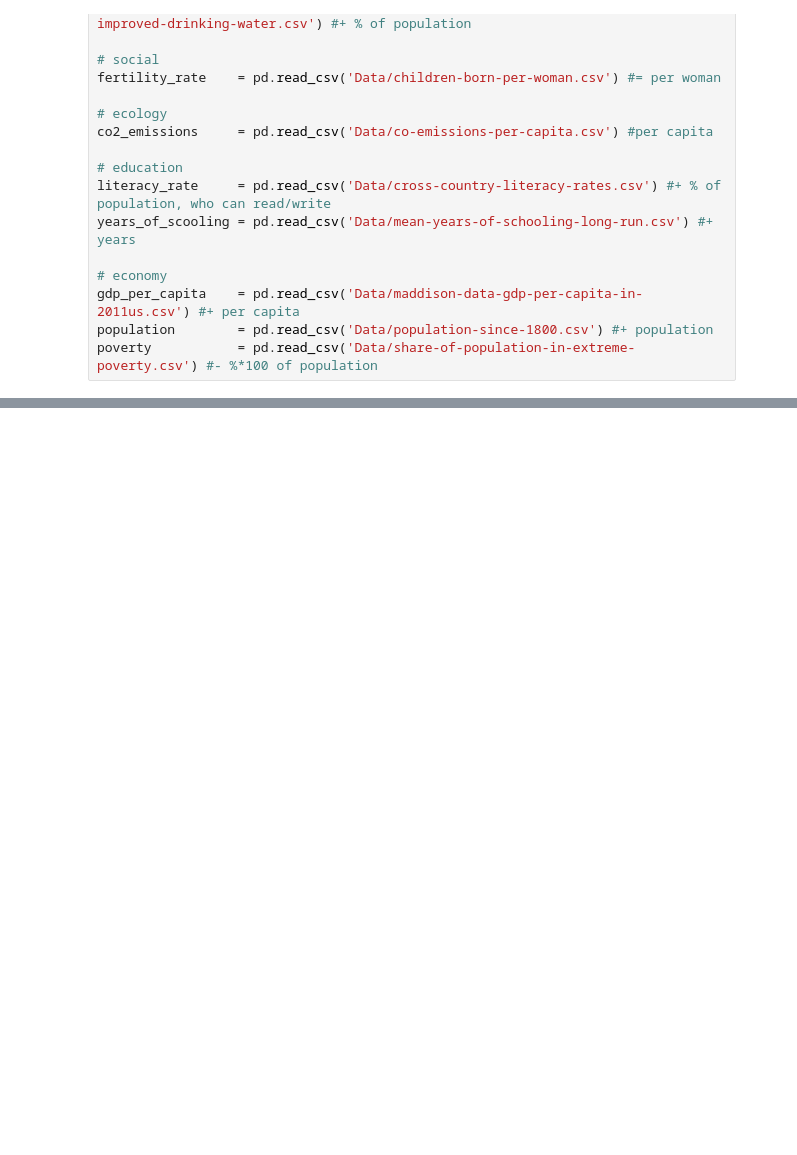
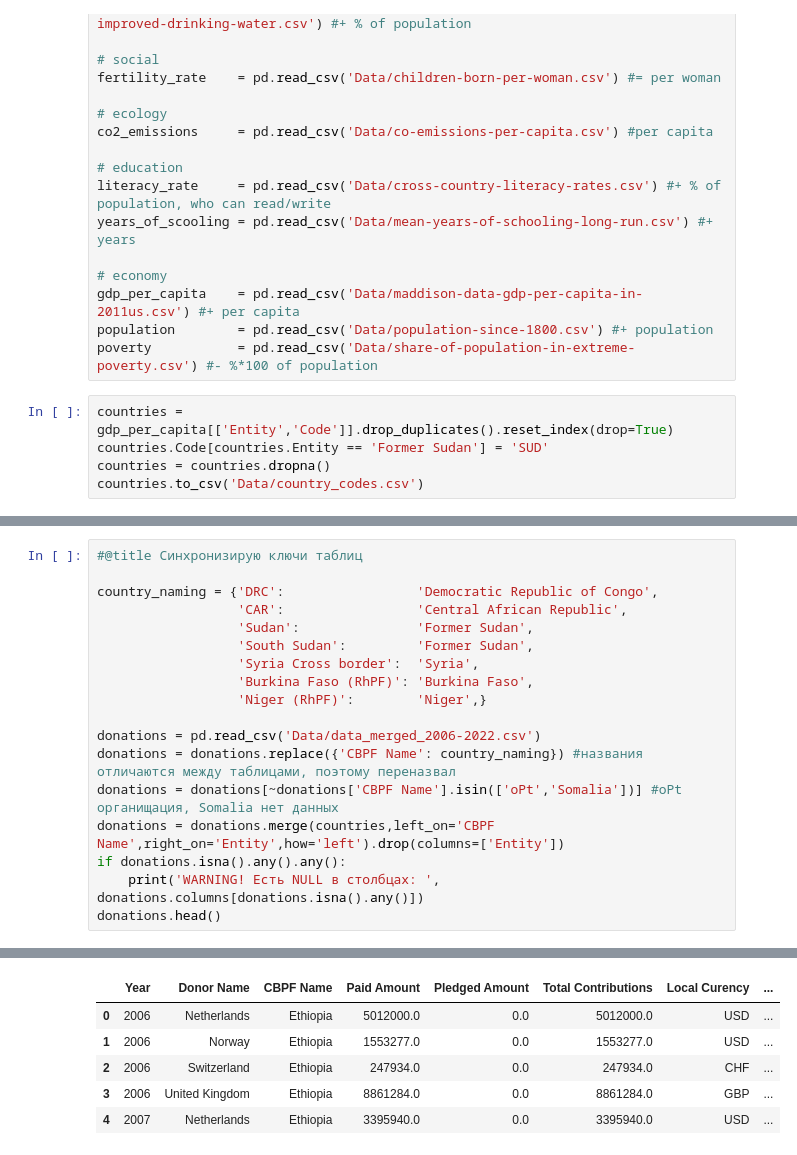
Before and after one commit to kamranuz/nis-network, a Jupyter notebook: country_rating.ipynb, the cells around one changed output, grey strips where cells are left out. Cells and saved outputs as stored; diff of their text form; blank space fills up the shorter version.

Commit message:
rating_donation_v0

```diff
--- a/country_rating.ipynb
+++ b/country_rating.ipynb
@@ -29,6 +29,11 @@ years_of_scooling = pd.read_csv('Data/mean-years-of-schooling-long-run.csv') #+
 gdp_per_capita    = pd.read_csv('Data/maddison-data-gdp-per-capita-in-2011us.csv') #+ per capita
 population        = pd.read_csv('Data/population-since-1800.csv') #+ population
 poverty           = pd.read_csv('Data/share-of-population-in-extreme-poverty.csv') #- %*100 of population
+# %%
+countries = gdp_per_capita[['Entity','Code']].drop_duplicates().reset_index(drop=True)
+countries.Code[countries.Entity == 'Former Sudan'] = 'SUD'
+countries = countries.dropna()
+countries.to_csv('Data/country_codes.csv')
 # %%
 #@title merging everything
 dfs = [
@@ -94,0 +100,19 @@ df_fin.head()
+# %%
+#@title Синхронизирую ключи таблиц
+
+country_naming = {'DRC':                 'Democratic Republic of Congo',
+                  'CAR':                 'Central African Republic',
+                  'Sudan':               'Former Sudan',
+                  'South Sudan':         'Former Sudan',
+                  'Syria Cross border':  'Syria',
+                  'Burkina Faso (RhPF)': 'Burkina Faso',
+                  'Niger (RhPF)':        'Niger',}
+
+donations = pd.read_csv('Data/data_merged_2006-2022.csv')
+donations = donations.replace({'CBPF Name': country_naming}) #названия отличаются между таблицами, поэтому переназвал
+donations = donations[~donations['CBPF Name'].isin(['oPt','Somalia'])] #oPt органищация, Somalia нет данных
+donations = donations.merge(countries,left_on='CBPF Name',right_on='Entity',how='left').drop(columns=['Entity'])
+if donations.isna().any().any():
+    print('WARNING! Есть NULL в столбцах: ', donations.columns[donations.isna().any()])
+donations.head()
+# %% [output]
@@ -94,0 +120,6 @@ df_fin.head()
+|  | Year | Donor Name | CBPF Name | Paid Amount | Pledged Amount | Total Contributions | Local Curency | ... |
+| 0 | 2006 | Netherlands | Ethiopia | 5012000.0 | 0.0 | 5012000.0 | USD | ... |
+| 1 | 2006 | Norway | Ethiopia | 1553277.0 | 0.0 | 1553277.0 | USD | ... |
+| 2 | 2006 | Switzerland | Ethiopia | 247934.0 | 0.0 | 247934.0 | CHF | ... |
+| 3 | 2006 | United Kingdom | Ethiopia | 8861284.0 | 0.0 | 8861284.0 | GBP | ... |
+| 4 | 2007 | Netherlands | Ethiopia | 3395940.0 | 0.0 | 3395940.0 | USD | ... |
```
Also changed, not shown: parts of 5 cells of this notebook, 2 other files.
